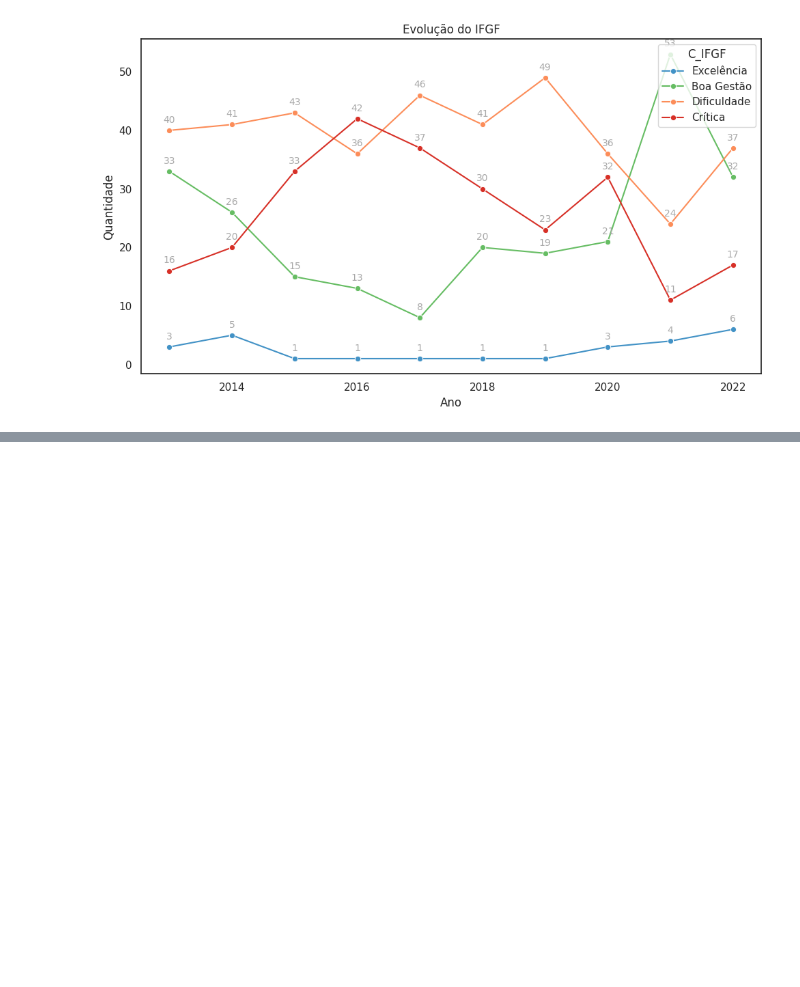
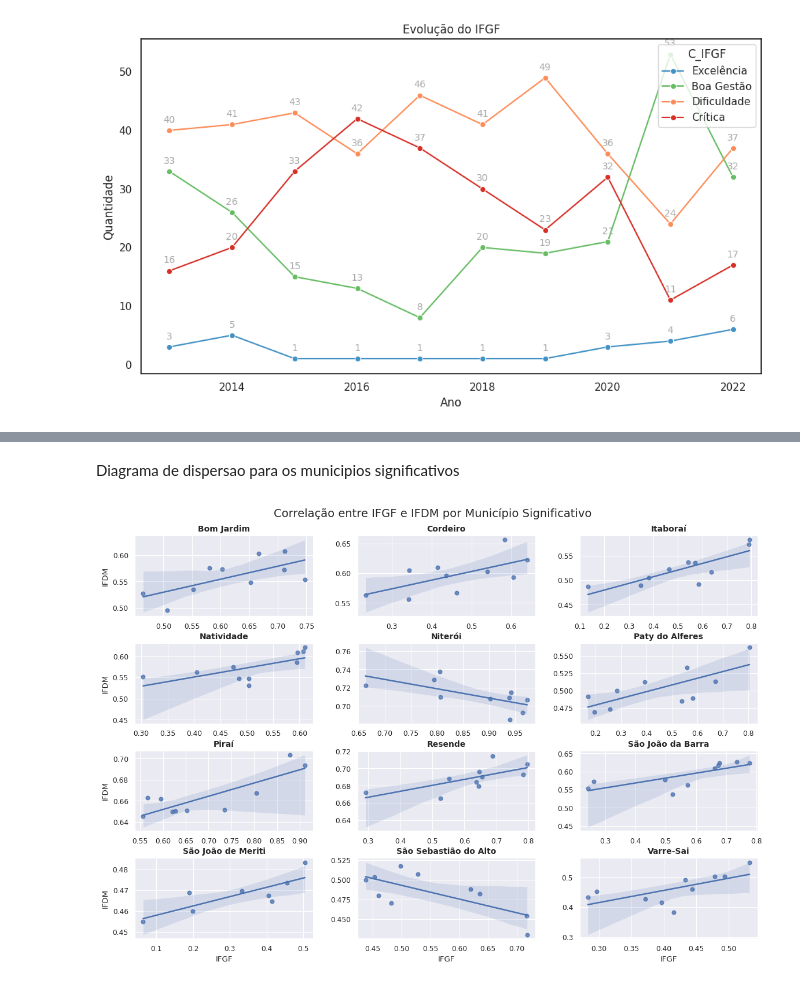
Before and after one commit to silva-fabiofreitas/EDA, a Jupyter notebook: desenvolvimento/data_analysis.ipynb, the cells around one changed output, grey strips where cells are left out. Drawn from its saved outputs; the diff is of its cells as text; code cells hidden in the pictures; blank space fills up the shorter version.

```diff
--- a/desenvolvimento/data_analysis.ipynb
+++ b/desenvolvimento/data_analysis.ipynb
@@ -106,0 +216,44 @@ plot_heatmap_ifdm_vs_ifgf(df)
+# %% [markdown]
+Diagrama de dispersao para os municipios significativos
+# %%
+import seaborn as sns
+import matplotlib.pyplot as plt
+
+sns.set_theme('paper')
+
+# Tamanho do papel A4 em polegadas
+A4_width, A4_height = 11.69, 8.27  # paisagem
+
+# Número de colunas e tamanho ideal
+col_wrap = 3
+height = 3.2  # aumenta um pouco a altura de cada gráfico
+aspect = 1.2  # torna os gráficos mais largos
+
+# lmplot com configurações melhoradas
+g = sns.lmplot(
+    data=df[df['Município'].isin(df_significativo['Município'])],
+    x='IFGF',
+    y='IFDM',
+    col='Município',
+    col_wrap=col_wrap,
+    height=height,
+    aspect=aspect,
+    facet_kws={'sharey': False, 'sharex': False}
+)
+
+# Ajustes gerais de visualização
+g.set_titles(col_template="{col_name}", size=10, fontweight='bold')
+g.set_axis_labels("IFGF", "IFDM")
+
+# # Tamanho total da figura para A4
+total_width = col_wrap * height * aspect
+total_height = ((len(df_significativo) - 1) // col_wrap + 1) * height
+g.figure.set_size_inches(A4_width, A4_height)  # para caber em uma folha A4 horizontal
+
+# Layout mais compacto
+plt.subplots_adjust(top=0.92, bottom=0.08, left=0.06, right=0.98, hspace=0.35, wspace=0.25)
+g.figure.suptitle("Correlação entre IFGF e IFDM por Município Significativo", fontsize=14)
+
+plt.show()
+# %% [output]
+[figure, added]
```
Also changed, not shown: parts of 19 cells of this notebook, 4 other files.
